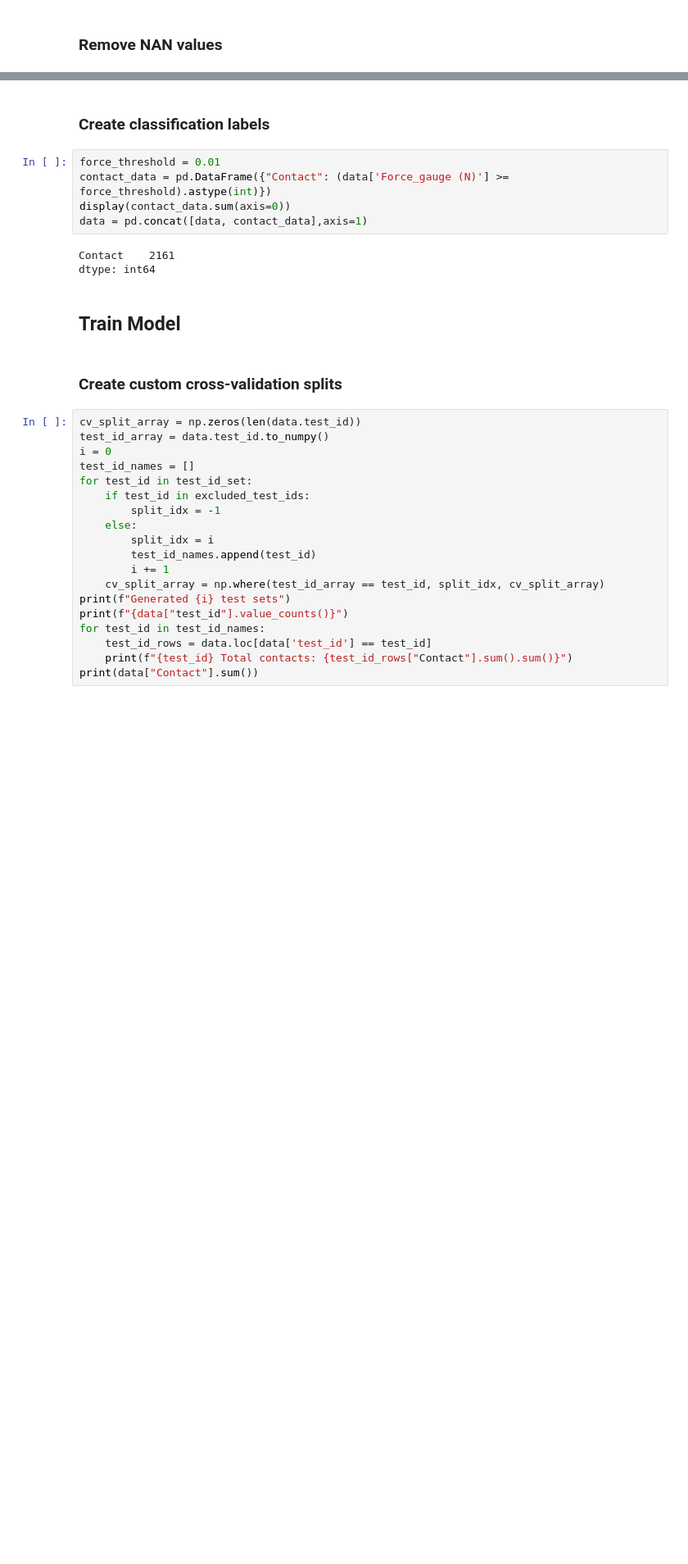
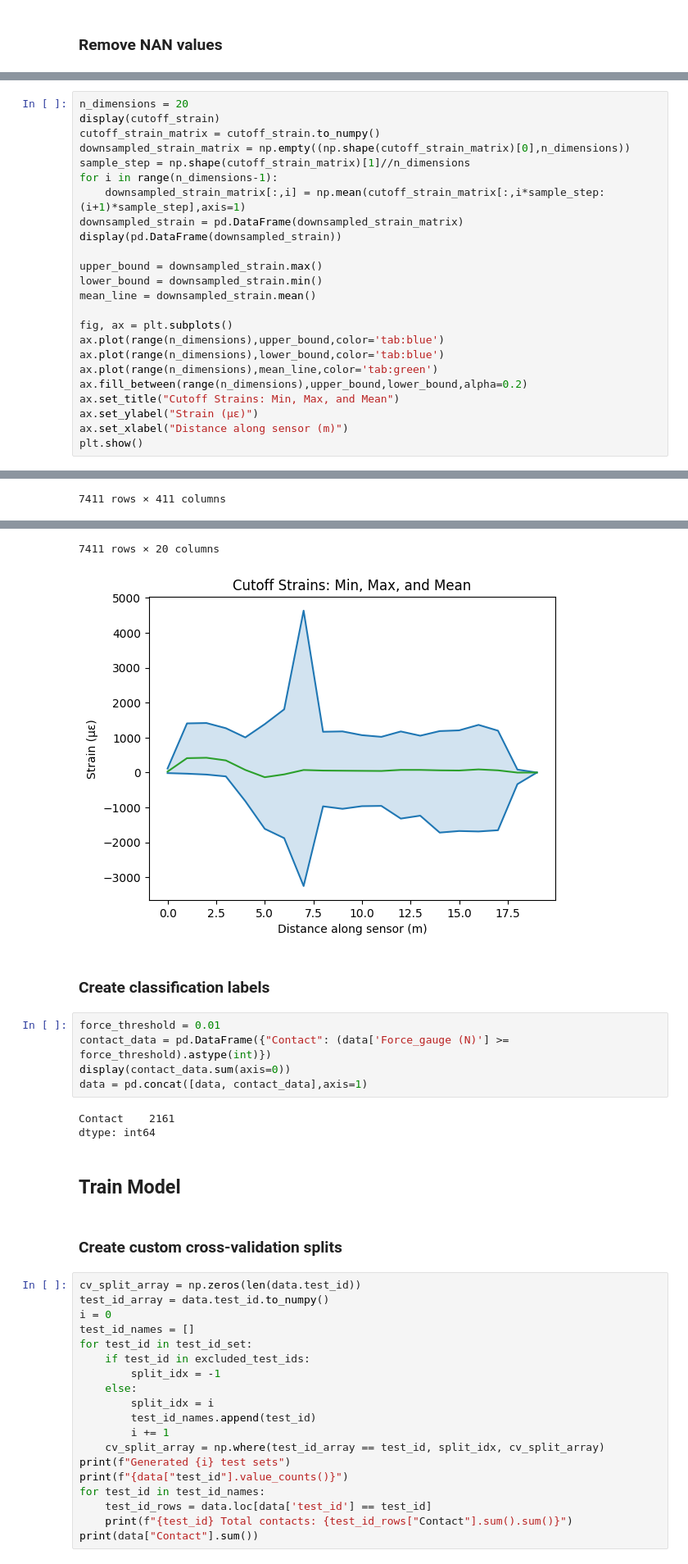
Before and after one commit to Jskacines/strain_learning, a Jupyter notebook: contact_classification.ipynb, the cells around one changed output, grey strips where cells are left out. Shown at 82% size. Saved outputs shown, nothing was run; the diff lists cells and outputs as text; blank space fills up the shorter version.

```diff
--- a/contact_classification.ipynb
+++ b/contact_classification.ipynb
@@ -176 +176,26 @@ np.int64(302507)
 np.int64(0)
+# %%
+n_dimensions = 20
+display(cutoff_strain)
+cutoff_strain_matrix = cutoff_strain.to_numpy()
+downsampled_strain_matrix = np.empty((np.shape(cutoff_strain_matrix)[0],n_dimensions))
+sample_step = np.shape(cutoff_strain_matrix)[1]//n_dimensions
+for i in range(n_dimensions-1):
+    downsampled_strain_matrix[:,i] = np.mean(cutoff_strain_matrix[:,i*sample_step:(i+1)*sample_step],axis=1)
+downsampled_strain = pd.DataFrame(downsampled_strain_matrix)
+display(pd.DataFrame(downsampled_strain))
+
+upper_bound = downsampled_strain.max()
+lower_bound = downsampled_strain.min()
+mean_line = downsampled_strain.mean()
+
+fig, ax = plt.subplots()
+ax.plot(range(n_dimensions),upper_bound,color='tab:blue')
+ax.plot(range(n_dimensions),lower_bound,color='tab:blue')
+ax.plot(range(n_dimensions),mean_line,color='tab:green')
+ax.fill_between(range(n_dimensions),upper_bound,lower_bound,alpha=0.2)
+ax.set_title("Cutoff Strains: Min, Max, and Mean")
+ax.set_ylabel("Strain (με)")
+ax.set_xlabel("Distance along sensor (m)")
+plt.show()
+# %% [output]
@@ -176,0 +214 @@ np.int64(0)
+7411 rows × 411 columns
@@ -177,3 +227,5 @@ np.int64(0)
+7411 rows × 20 columns
+[figure, added]
 # %% [markdown]
 ### Create classification labels
 # %%
```
Also changed, not shown: parts of 12 cells of this notebook.
